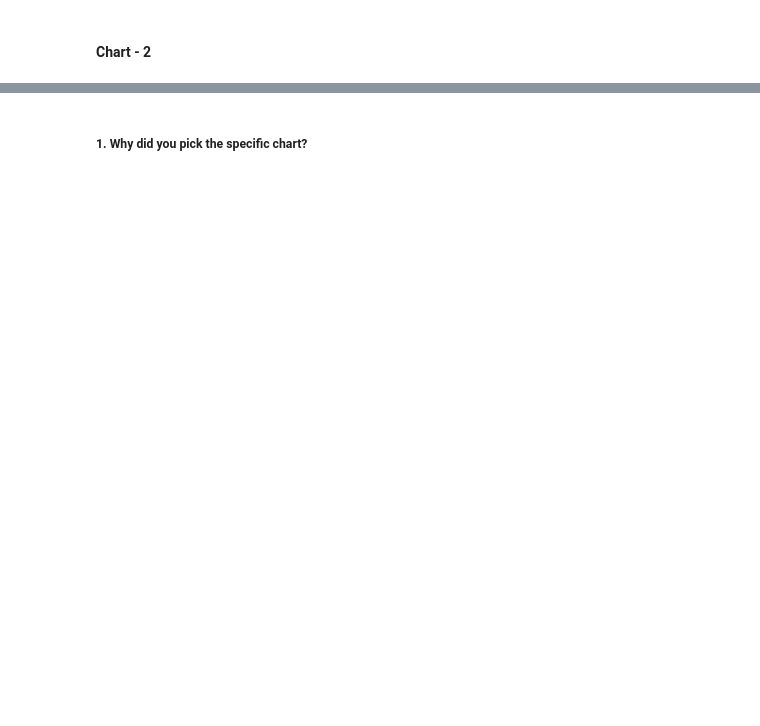
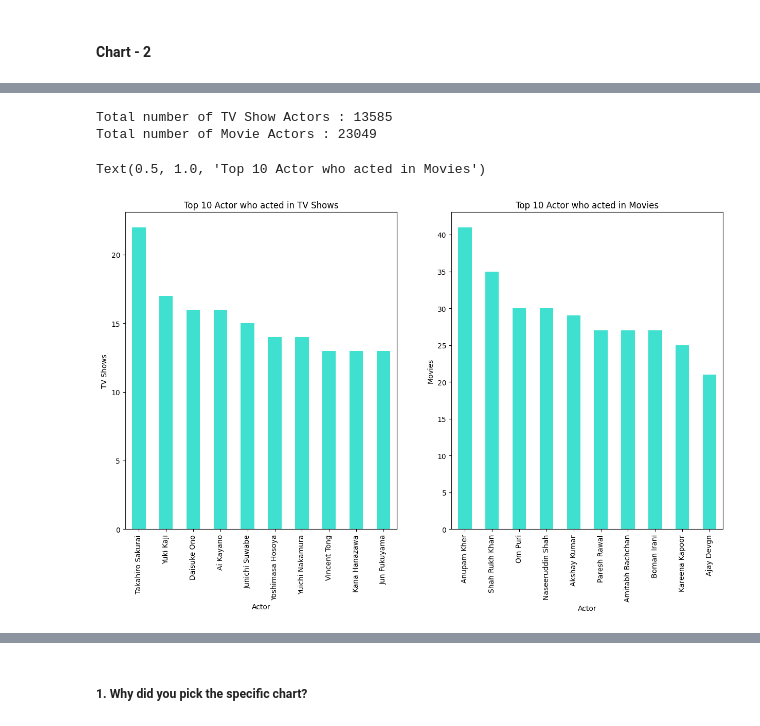
Before and after one commit to sourav03dutta/Netflix-Movies-and-TV-Shows-Clustering, a Jupyter notebook: Netflix_Movies_And_TV_Shows_Clustering.ipynb, the cells around one changed output, grey strips where cells are left out. Drawn from its saved outputs; the diff is of its cells as text; code cells hidden in the pictures; blank space fills up the shorter version.

```diff
--- a/Netflix_Movies_And_TV_Shows_Clustering.ipynb
+++ b/Netflix_Movies_And_TV_Shows_Clustering.ipynb
@@ -347,0 +473,31 @@ Answer Here
+# %%
+print(f"Total number of TV Show Actors : {len(Netflix_Data[Netflix_Data['Type']=='TV Show']['Cast'].str.split(', ', expand=True).stack().reset_index(level=1, drop=True).value_counts())}")
+print(f"Total number of Movie Actors : {len(Netflix_Data[Netflix_Data['Type']=='Movie']['Cast'].str.split(', ', expand=True).stack().reset_index(level=1, drop=True).value_counts())}")
+# %% [output]
+Total number of TV Show Actors : 13585
+Total number of Movie Actors : 23049
+# %%
+# Chart - 3 visualization code
+
+Figure = plt.figure(figsize=(15,8))
+ax0=Figure.add_subplot(1,2,1)
+ax1=Figure.add_subplot(1,2,2)
+
+# Top 10 Director who directed TV show
+
+TV_Shows = Netflix_Data[Netflix_Data['Type']=='TV Show']['Cast'].str.split(', ', expand=True).stack().reset_index(level=1, drop=True).value_counts()[:10].plot(kind='bar', color='Turquoise', ax=ax0)
+plt.xticks(rotation=90)
+ax0.set_xlabel('Actor')
+ax0.set_ylabel('TV Shows')
+ax0.set_title('Top 10 Actor who acted in TV Shows')
+
+# Top 10 Director who directed movie
+
+Movies = Netflix_Data[Netflix_Data['Type']=='Movie']['Cast'].str.split(', ', expand=True).stack().reset_index(level=1, drop=True).value_counts()[:10].plot(kind='bar', color='Turquoise', ax=ax1)
+plt.xticks(rotation=90)
+ax1.set_xlabel('Actor')
+ax1.set_ylabel('Movies')
+ax1.set_title('Top 10 Actor who acted in Movies')
+# %% [output]
+Text(0.5, 1.0, 'Top 10 Actor who acted in Movies')
+[figure, added]
```
Also changed, not shown: parts of 174 cells of this notebook.
